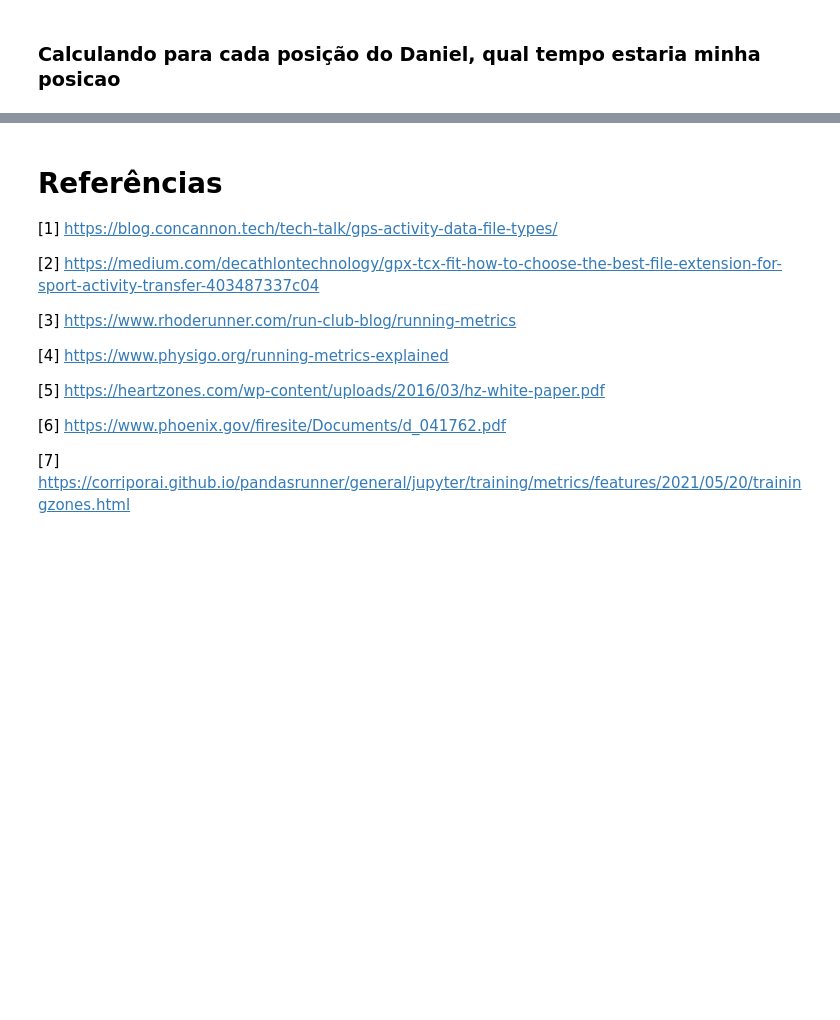
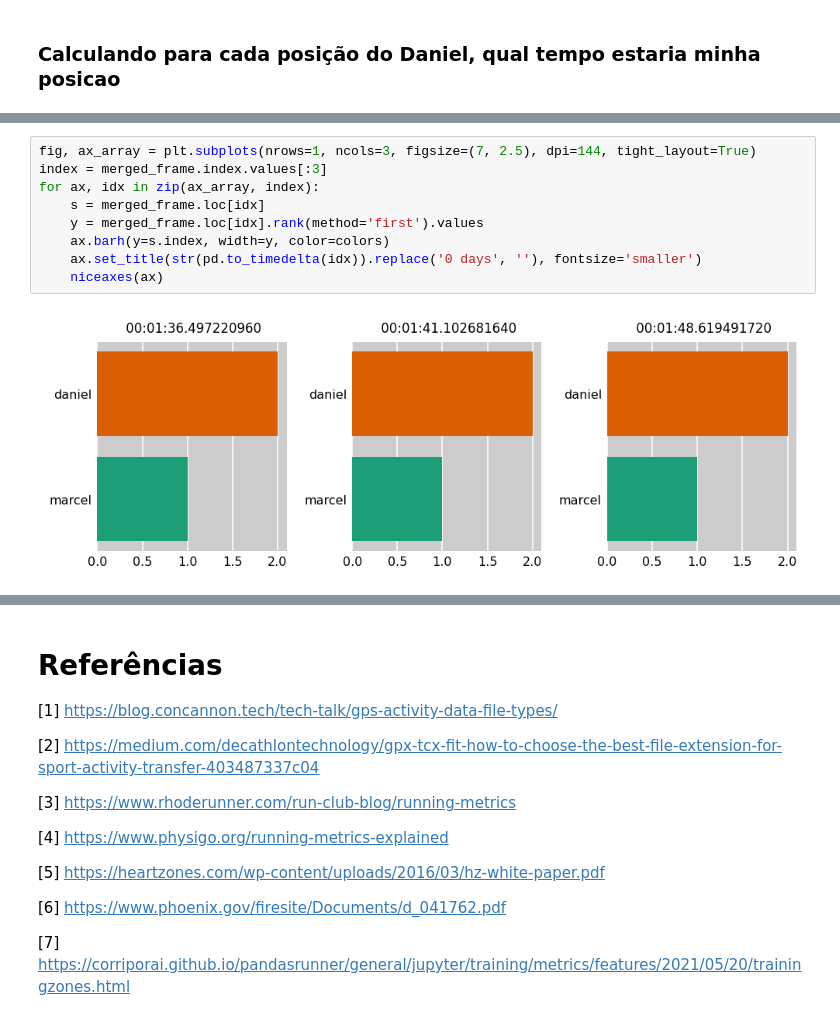
Before and after one commit to corriporai/presentations, a Jupyter notebook: pythonnordeste2022/slides.ipynb, the cells around one changed output, grey strips where cells are left out. Saved outputs shown, nothing was run; the diff lists cells and outputs as text; blank space fills up the shorter version.

```diff
--- a/pythonnordeste2022/slides.ipynb
+++ b/pythonnordeste2022/slides.ipynb
@@ -2418,0 +2417,11 @@ LinearRegression()
+# %%
+fig, ax_array = plt.subplots(nrows=1, ncols=3, figsize=(7, 2.5), dpi=144, tight_layout=True)
+index = merged_frame.index.values[:3]
+for ax, idx in zip(ax_array, index):
+    s = merged_frame.loc[idx]
+    y = merged_frame.loc[idx].rank(method='first').values
+    ax.barh(y=s.index, width=y, color=colors)
+    ax.set_title(str(pd.to_timedelta(idx)).replace('0 days', ''), fontsize='smaller')
+    niceaxes(ax)
+# %% [output]
+[figure, added]
```
Also changed, not shown: parts of 18 cells of this notebook, 1 other file.
